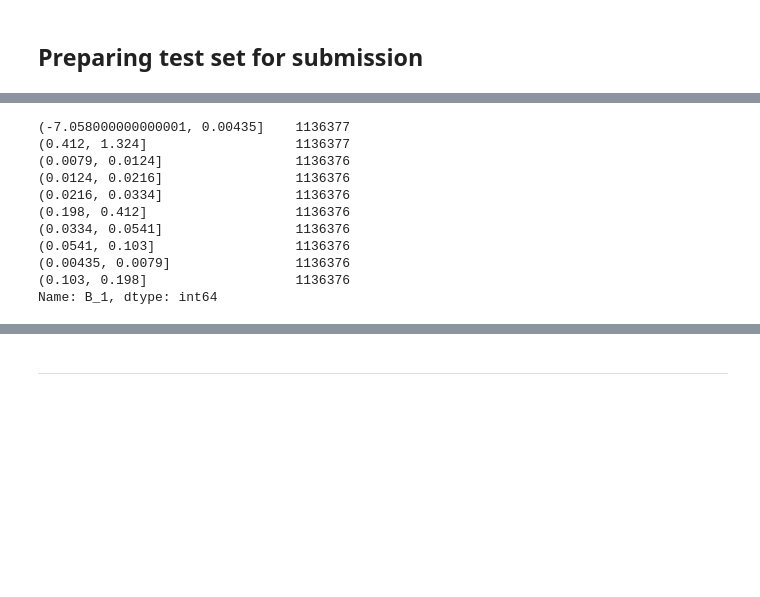
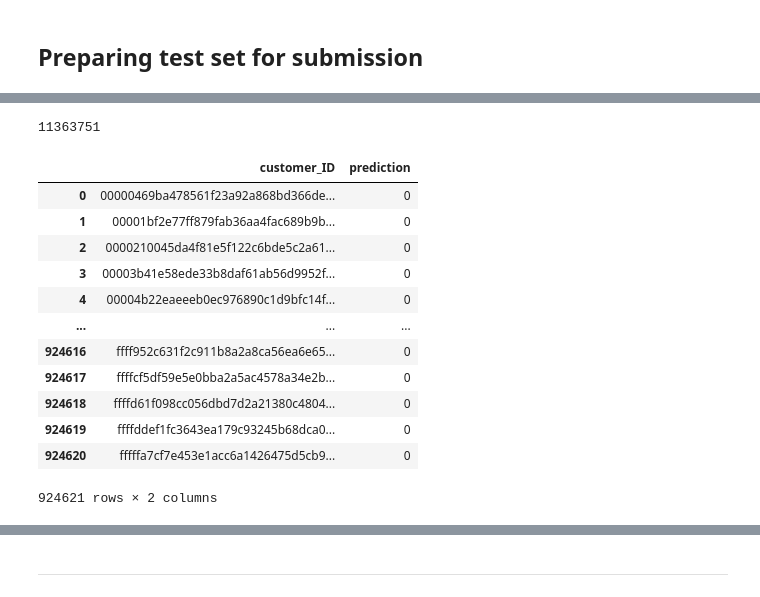
Before and after one commit to Victor-cb/American_Express-Default_Prediction, a Jupyter notebook: notebooks/06-predictions_submission.ipynb, the cells around one changed output, grey strips where cells are left out. Saved outputs shown, nothing was run; the diff lists cells and outputs as text; code cells hidden in the pictures; blank space fills up the shorter version.

```diff
--- a/notebooks/06-predictions_submission.ipynb
+++ b/notebooks/06-predictions_submission.ipynb
@@ -118,14 +132,0 @@ Name: B_1, Length: 11363762, dtype: float32
-# %%
-test["B_1"].value_counts()
-# %% [output]
-(-7.058000000000001, 0.00435]    1136377
-(0.412, 1.324]                   1136377
-(0.0079, 0.0124]                 1136376
-(0.0124, 0.0216]                 1136376
-(0.0216, 0.0334]                 1136376
-(0.198, 0.412]                   1136376
-(0.0334, 0.0541]                 1136376
-(0.0541, 0.103]                  1136376
-(0.00435, 0.0079]                1136376
-(0.103, 0.198]                   1136376
-Name: B_1, dtype: int64
@@ -131,0 +139,20 @@ Name: B_1, dtype: int64
+# %%
+len(a)
+# %% [output]
+11363751
+# %%
+submission
+# %% [output]
+|  | customer_ID | prediction |
+| 0 | 00000469ba478561f23a92a868bd366de... | 0 |
+| 1 | 00001bf2e77ff879fab36aa4fac689b9b... | 0 |
+| 2 | 0000210045da4f81e5f122c6bde5c2a61... | 0 |
+| 3 | 00003b41e58ede33b8daf61ab56d9952f... | 0 |
+| 4 | 00004b22eaeeeb0ec976890c1d9bfc14f... | 0 |
+| ... | ... | ... |
+| 924616 | ffff952c631f2c911b8a2a8ca56ea6e65... | 0 |
+| 924617 | ffffcf5df59e5e0bba2a5ac4578a34e2b... | 0 |
+| 924618 | ffffd61f098cc056dbd7d2a21380c4804... | 0 |
+| 924619 | ffffddef1fc3643ea179c93245b68dca0... | 0 |
+| 924620 | fffffa7cf7e453e1acc6a1426475d5cb9... | 0 |
+924621 rows × 2 columns
```
Also changed, not shown: parts of 36 cells of this notebook, 4 other files.
